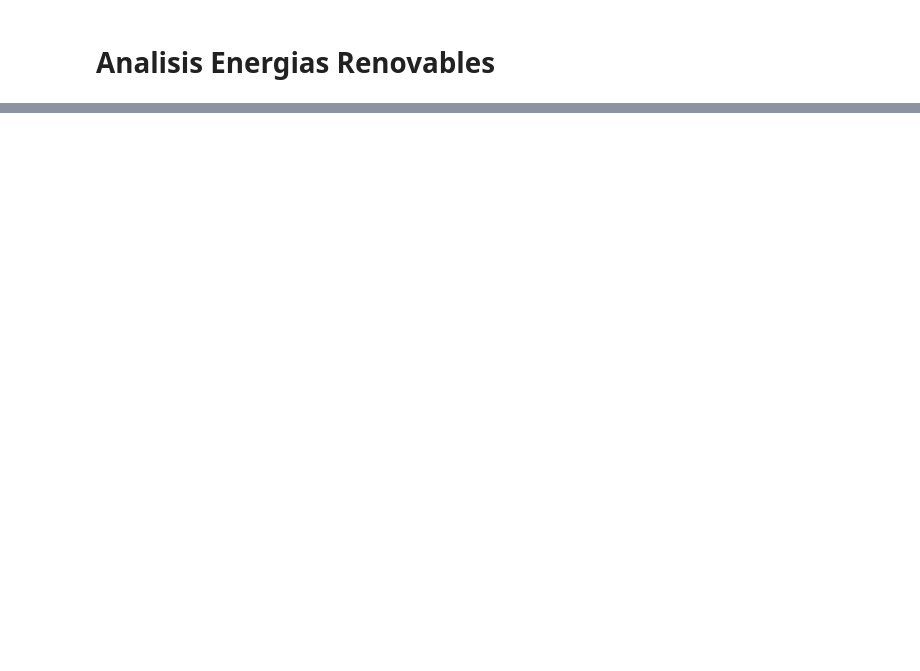
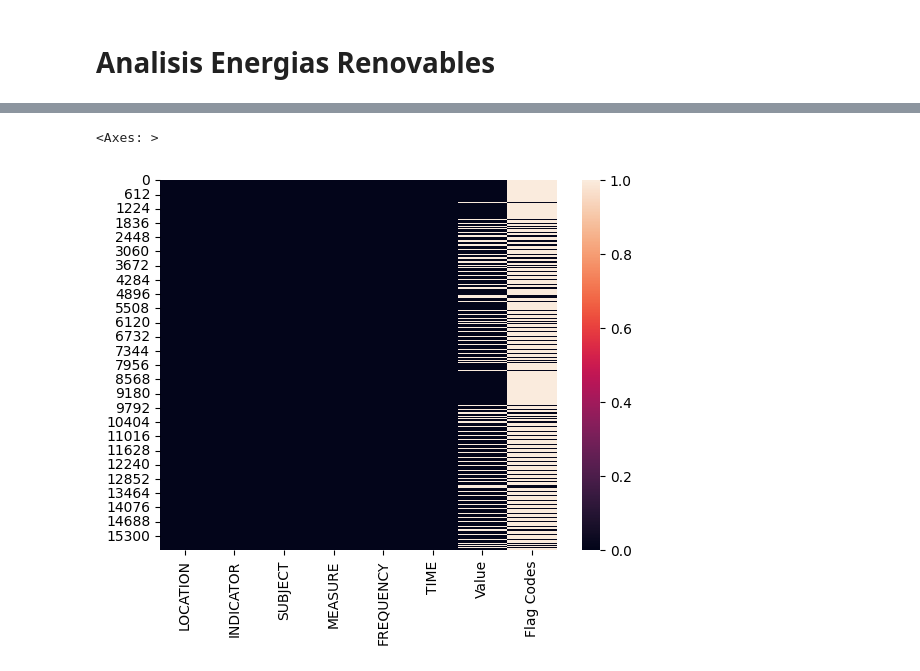
Before and after one commit to Bhdezm/Analisis-Energias-Renovables, a Jupyter notebook: EDA_energias_renovables.ipynb, the cells around one changed output, grey strips where cells are left out. Saved outputs shown, nothing was run; the diff lists cells and outputs as text; code cells hidden in the pictures; blank space fills up the shorter version.

```diff
--- a/EDA_energias_renovables.ipynb
+++ b/EDA_energias_renovables.ipynb
@@ -39,0 +68,5 @@ df[df['country']=='Spain']
+# %%
+sns.heatmap(df.isnull())
+# %% [output]
+<Axes: >
+[figure, added]
```
Also changed, not shown: parts of 6 cells of this notebook.
